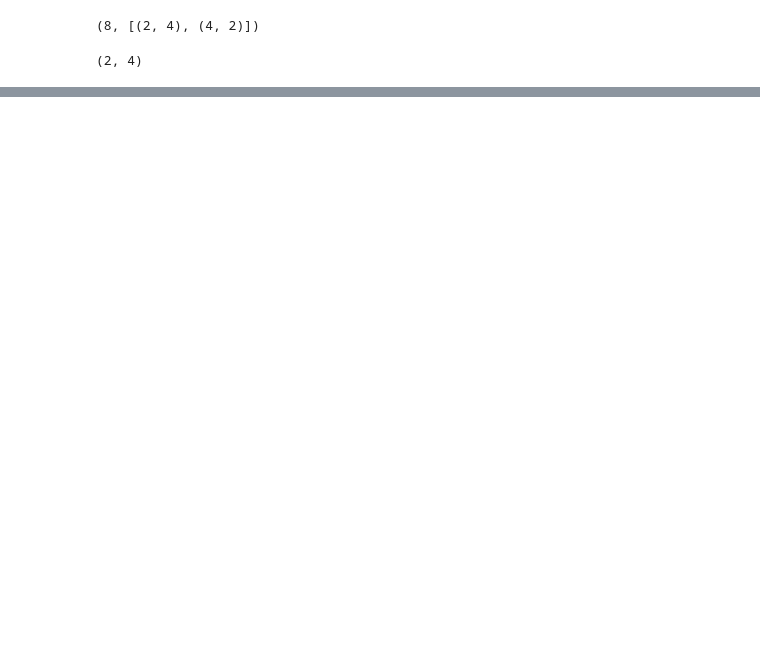
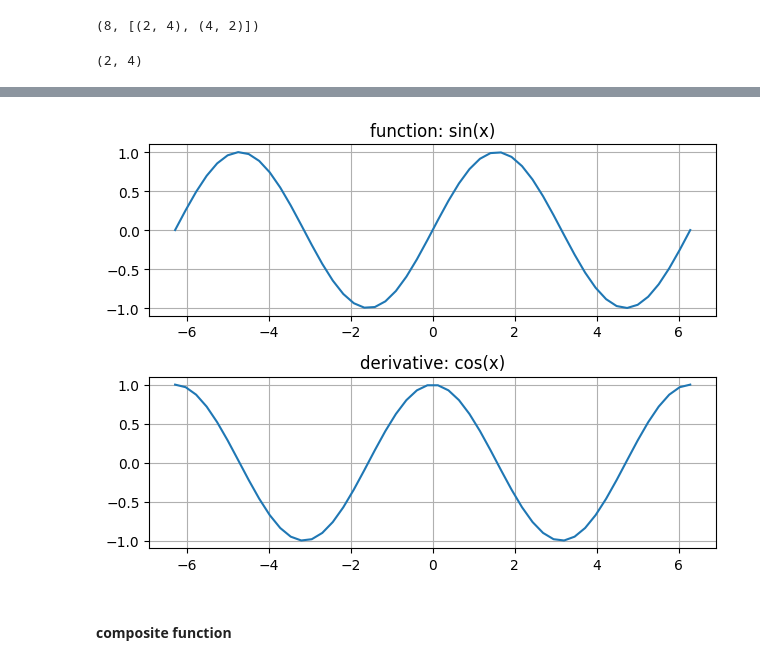
Before and after one commit to jjpp109309/autodiff, a Jupyter notebook: notebooks/AD_dynamic_implementation.ipynb, the cells around one changed output, grey strips where cells are left out. Drawn from its saved outputs; the diff is of its cells as text; code cells hidden in the pictures; blank space fills up the shorter version.

Commit message:
refactor dynamic reverse mode AD to support tensors

```diff
--- a/notebooks/AD_dynamic_implementation.ipynb
+++ b/notebooks/AD_dynamic_implementation.ipynb
@@ -20,0 +70,3 @@ x.gradient, y.gradient
+# %%
+x = ad.Tensor(np.linspace(-2, 2) * np.pi)
+y = ad.sin(x)
@@ -20,0 +91,16 @@ x.gradient, y.gradient
+# %%
+fig, (ax1, ax2) = plt.subplots(nrows=2)
+ax1.plot(x.value, y.value)
+ax2.plot(x.value, x.gradient)
+
+ax1.set_title('function: sin(x)')
+ax2.set_title('derivative: cos(x)')
+
+ax1.grid()
+ax2.grid()
+
+fig.tight_layout()
+# %% [output]
+[figure, added]
+# %% [markdown]
+#### composite function
```
Also changed, not shown: parts of 23 cells of this notebook, 1 other file.
